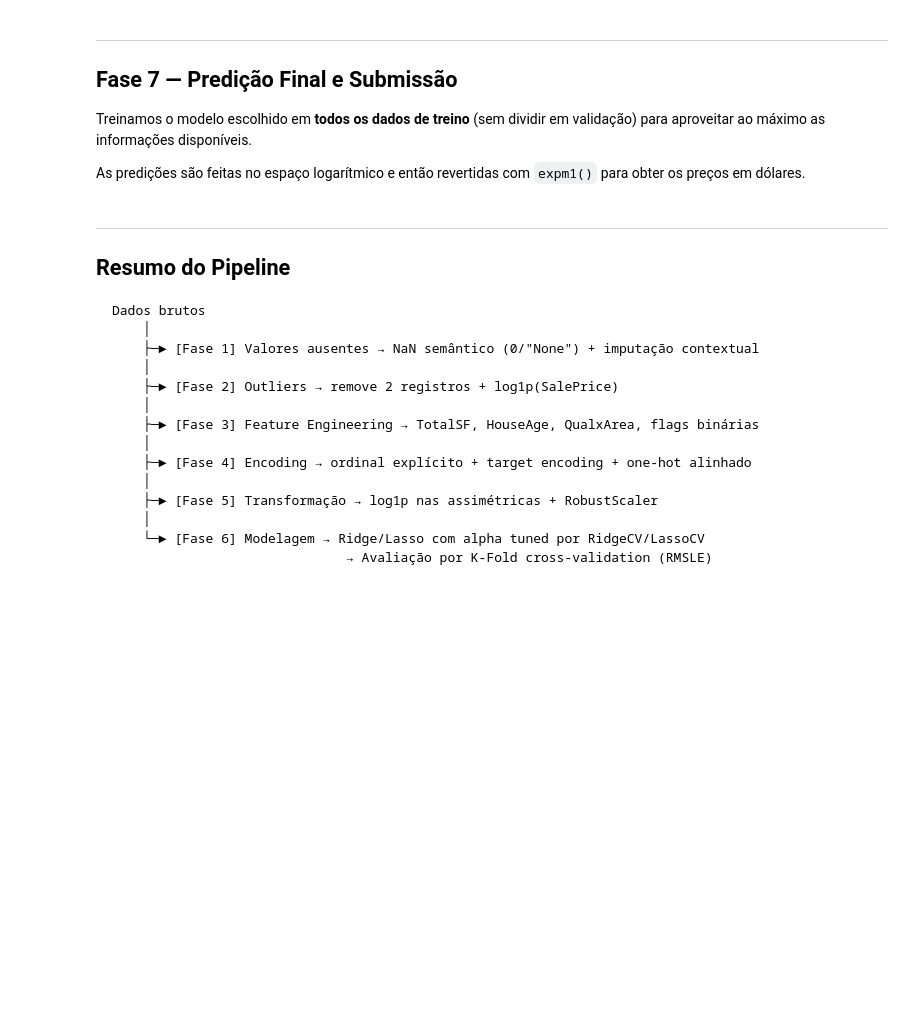
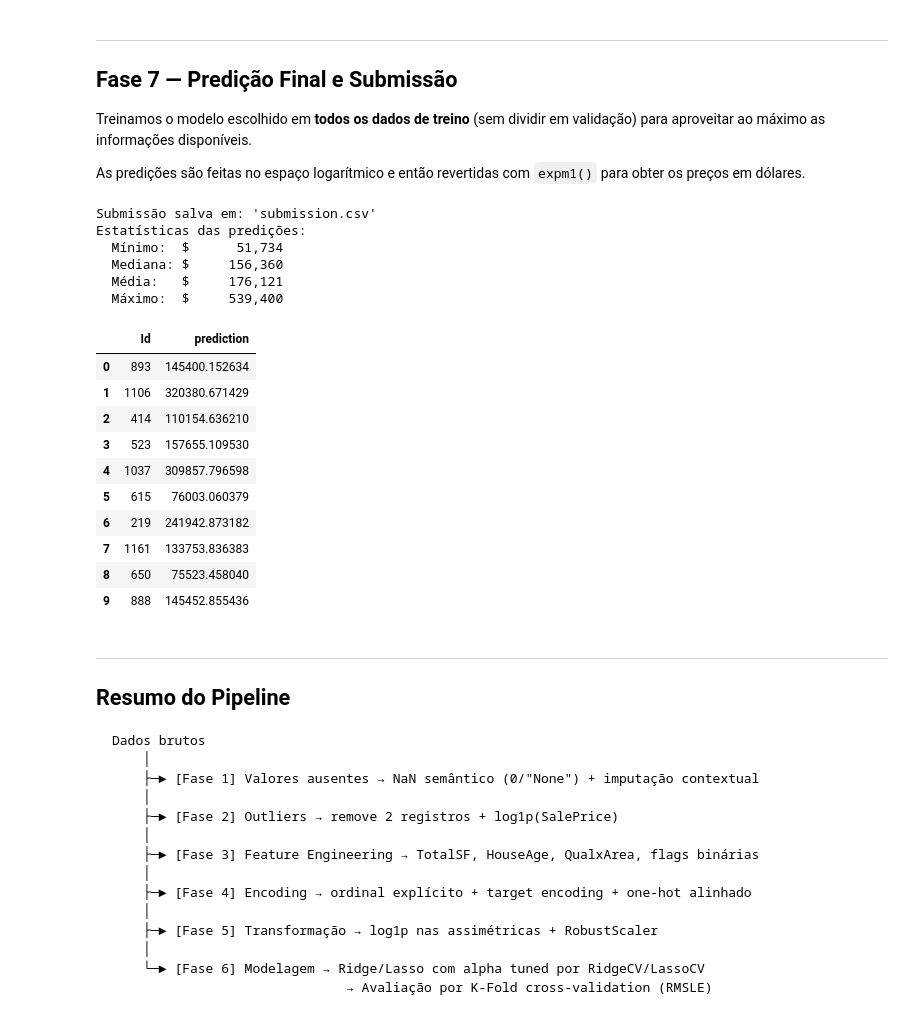
Before and after one commit to CristopherWallau/DataScience-I, a Jupyter notebook: Lab5/ames_housing_pipeline.ipynb, the cells around one changed output. Cells and saved outputs as stored; diff of their text form; code cells hidden in the pictures; blank space fills up the shorter version.

```diff
--- a/Lab5/ames_housing_pipeline.ipynb
+++ b/Lab5/ames_housing_pipeline.ipynb
@@ -112,17 +143,18 @@ def handle_missing_values(df: pd.DataFrame) -> pd.DataFrame:
     # ── NaN semântico em categóricas: ausência = "não tem" ──────────────────
     # Preencher com "None" preserva a informação: o imóvel não tem aquela feature.
     # Se usássemos a moda, estaríamos inventando features que não existem.
+    excessive_nulls = [
+    'PoolQC', 'MiscFeature', 'Alley', 'Fence', 'MasVnrType', 'FireplaceQu'
+    ]
     cat_none = [
-        "PoolQC", "MiscFeature", "Alley", "Fence",
-        "FireplaceQu",
         "GarageType", "GarageFinish", "GarageQual", "GarageCond",
         "BsmtQual", "BsmtCond", "BsmtExposure", "BsmtFinType1", "BsmtFinType2",
-        "MasVnrType",
     ]
     for col in cat_none:
         if col in df.columns:
             df[col] = df[col].fillna("None")
-
+    cat_low_nulls = ['Electrical','MasVnrArea']
+    df.dropna(subset=cat_low_nulls, inplace=True)
     # ── NaN semântico em numéricas: ausência = 0 ────────────────────────────
     # Ex: GarageArea=NaN significa que não há garagem, logo área = 0.
     # Imputar com mediana aqui seria incorreto (iria "inventar" uma garagem).
@@ -130,7 +162,7 @@ def handle_missing_values(df: pd.DataFrame) -> pd.DataFrame:
         "GarageArea", "GarageCars",
         "BsmtFinSF1", "BsmtFinSF2", "BsmtUnfSF", "TotalBsmtSF",
         "BsmtFullBath", "BsmtHalfBath",
-        "MasVnrArea",
+        "MasVnrArea"
     ]
     for col in num_zero:
         if col in df.columns:
@@ -792,35 +812,53 @@ def predict_and_submit(model, X_train, y_train, X_test, test_ids, output_path="s
     usar TODOS os dados para treinar o modelo final — isso resulta em um
     modelo marginalmente melhor.
     """
     model.fit(X_train, y_train)
 
     # Predição no espaço log → reverter para preços reais
     predictions_log = model.predict(X_test)
     predictions     = inverse_transform_target(predictions_log)
 
     # Garantia de sanidade: preços não podem ser negativos
     predictions = np.maximum(predictions, 0)
 
-    submission = pd.DataFrame({"Id": test_ids.values, "SalePrice": predictions})
+    submission = pd.DataFrame({"Id": test_ids.values, "prediction": predictions})
     submission.to_csv(output_path, index=False)
 
     print(f"Submissão salva em: '{output_path}'")
     print(f"Estatísticas das predições:")
     print(f"  Mínimo:  ${predictions.min():>12,.0f}")
     print(f"  Mediana: ${np.median(predictions):>12,.0f}")
     print(f"  Média:   ${predictions.mean():>12,.0f}")
     print(f"  Máximo:  ${predictions.max():>12,.0f}")
     return submission
 
 # Escolher o melhor modelo (ajuste conforme o resultado do evaluate_models acima)
-best_model = ridge_tuned  # ou lasso_tuned
+best_model = lasso_tuned  # ou lasso_tuned
 
 submission = predict_and_submit(
     best_model, df_train, y_log,
     df_test, test_ids,
     output_path="submission.csv",
 )
 submission.head(10)
+# %% [output]
+Submissão salva em: 'submission.csv'
+Estatísticas das predições:
+  Mínimo:  $      51,734
+  Mediana: $     156,360
+  Média:   $     176,121
+  Máximo:  $     539,400
+|  | Id | prediction |
+| 0 | 893 | 145400.152634 |
+| 1 | 1106 | 320380.671429 |
+| 2 | 414 | 110154.636210 |
+| 3 | 523 | 157655.109530 |
+| 4 | 1037 | 309857.796598 |
+| 5 | 615 | 76003.060379 |
+| 6 | 219 | 241942.873182 |
+| 7 | 1161 | 133753.836383 |
+| 8 | 650 | 75523.458040 |
+| 9 | 888 | 145452.855436 |
 # %% [markdown]
 ---
 ## Resumo do Pipeline
```
Also changed, not shown: parts of 6 cells of this notebook, 2 other files.
